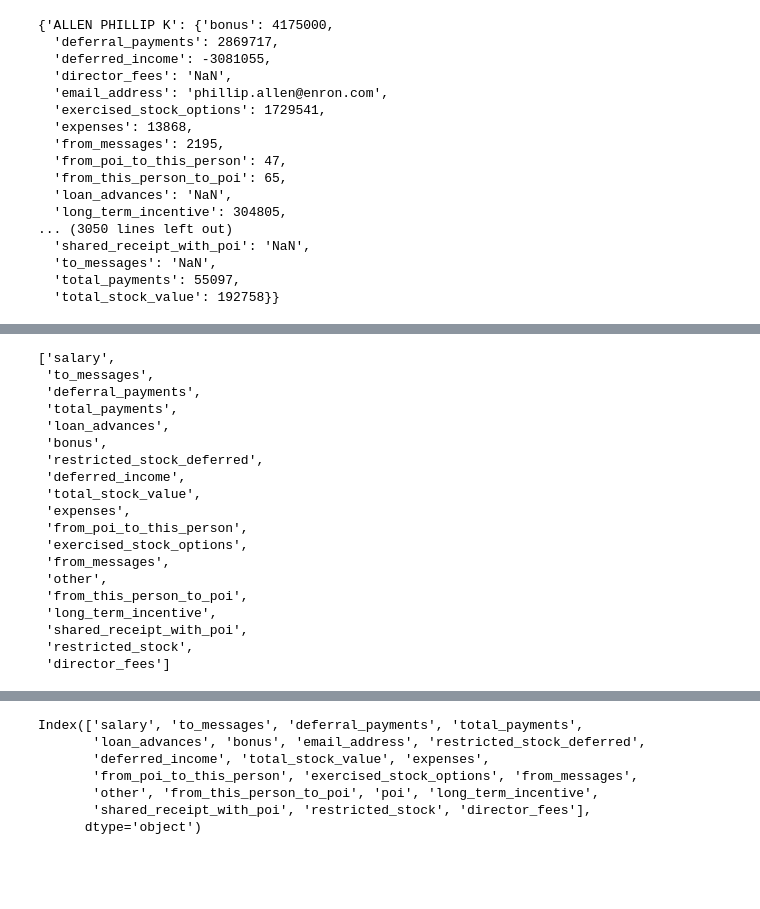
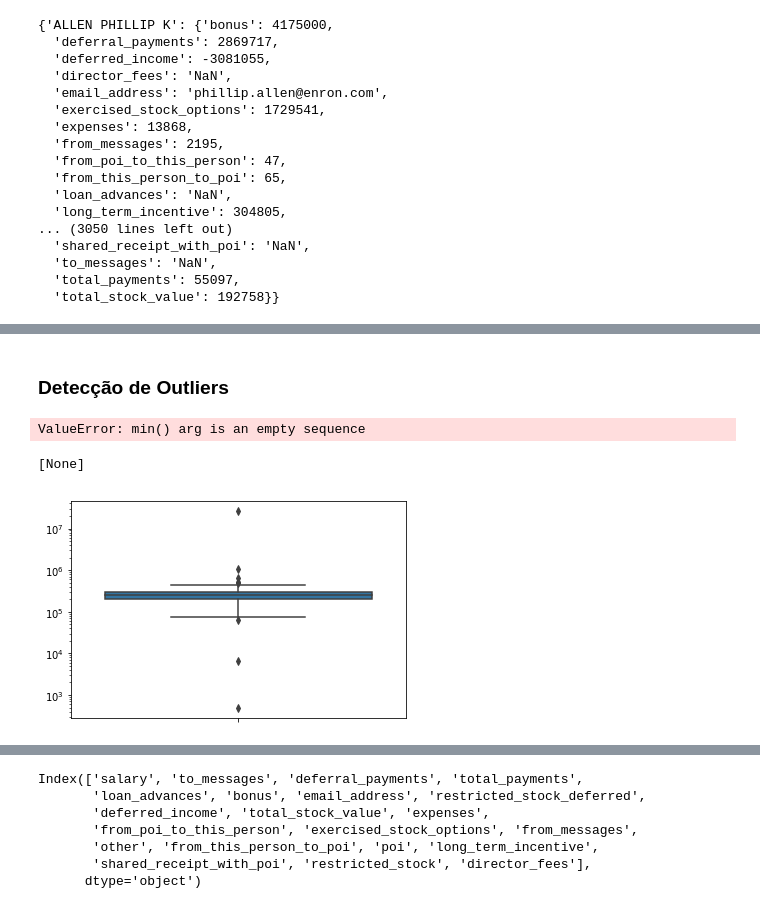
Before and after one commit to GabrielSGoncalves/udacity_nanodegree_datascience2, a Jupyter notebook: final_project/Projeto_Final_Nanodegree_DS_II_GabrielSGoncalves.ipynb, the cells around one changed output, grey strips where cells are left out. Saved outputs shown, nothing was run; the diff lists cells and outputs as text; code cells hidden in the pictures; blank space fills up the shorter version.

Commit message:
added blocks for outlier detection and rescale

```diff
--- a/final_project/Projeto_Final_Nanodegree_DS_II_GabrielSGoncalves.ipynb
+++ b/final_project/Projeto_Final_Nanodegree_DS_II_GabrielSGoncalves.ipynb
@@ -96,0 +113,14 @@ memory usage: 24.1+ KB
+# %% [markdown]
+### Detecção de Outliers
+# %%
+sns.boxplot(x="variable", y="value", data=df_enron.melt(df_enron))
+# %% [output]
+ValueError: min() arg is an empty sequence
+# %%
+#
+import seaborn as sns
+plot = sns.boxplot(x=df_enron_nonpoi[['salary']], orient='v', )
+plot.set(yscale="log")
+# %% [output]
+[None]
+[figure, added]
@@ -101,25 +135,3 @@ list_features = list(df_enron.columns)
 # %%
 list_features.remove('poi')
 list_features.remove('email_address')
-# %%
-list_features
-# %% [output]
-['salary',
- 'to_messages',
- 'deferral_payments',
- 'total_payments',
- 'loan_advances',
- 'bonus',
- 'restricted_stock_deferred',
- 'deferred_income',
- 'total_stock_value',
- 'expenses',
- 'from_poi_to_this_person',
- 'exercised_stock_options',
- 'from_messages',
- 'other',
- 'from_this_person_to_poi',
- 'long_term_incentive',
- 'shared_receipt_with_poi',
- 'restricted_stock',
- 'director_fees']
```
Also changed, not shown: parts of 33 cells of this notebook.
